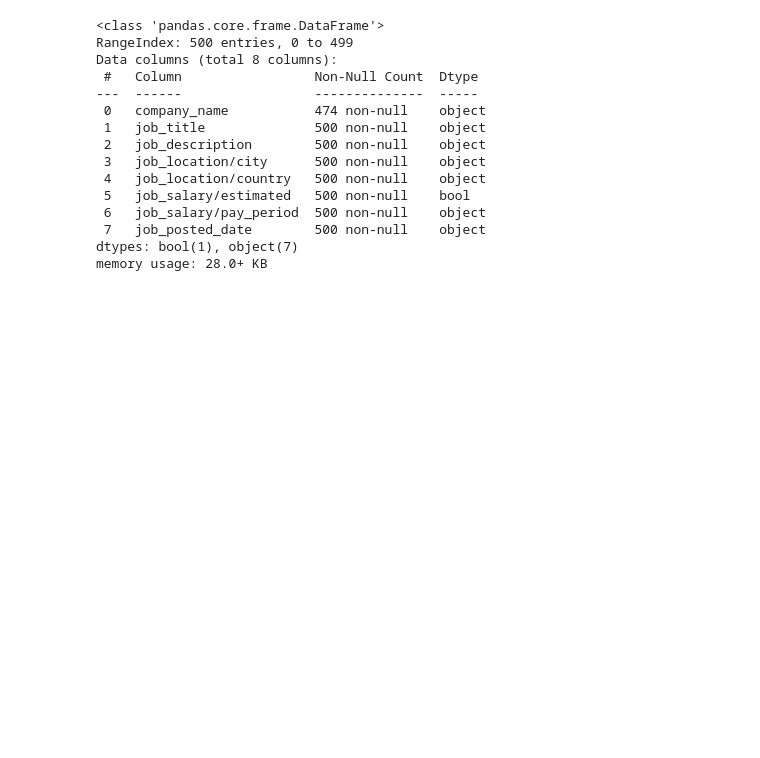
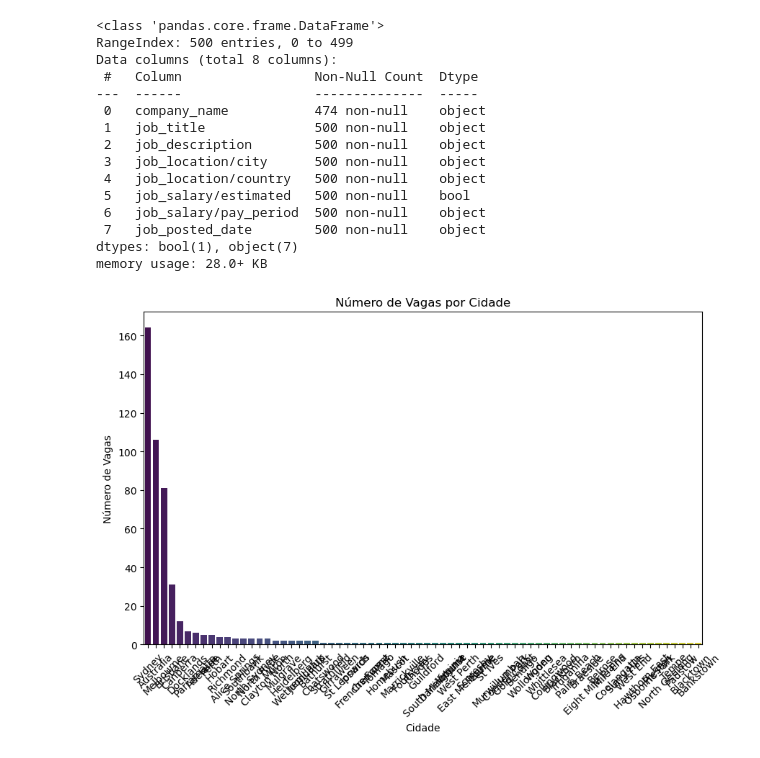
Before and after one commit to zovas98k/projeto-aplicado-mackenzie, a Jupyter notebook: AnaliseExp.ipynb, the cells around one changed output. Saved outputs shown, nothing was run; the diff lists cells and outputs as text; code cells hidden in the pictures; blank space fills up the shorter version.

```diff
--- a/AnaliseExp.ipynb
+++ b/AnaliseExp.ipynb
@@ -52,3 +53,17 @@ Data columns (total 8 columns):
  7   job_posted_date        500 non-null    object
 dtypes: bool(1), object(7)
 memory usage: 28.0+ KB
+# %%
+# Contar o número de vagas por cidade
+vagas_por_cidade = df['job_location/city'].value_counts()
+
+# Visualizar as cidades que mais contratam
+plt.figure(figsize=(10,6))
+sns.barplot(x=vagas_por_cidade.index, y=vagas_por_cidade.values, palette='viridis')
+plt.title('Número de Vagas por Cidade')
+plt.xlabel('Cidade')
+plt.ylabel('Número de Vagas')
+plt.xticks(rotation=45)
+plt.show()
+# %% [output]
+[figure, added]
```
Also changed, not shown: parts of 4 cells of this notebook, 1 other file.
